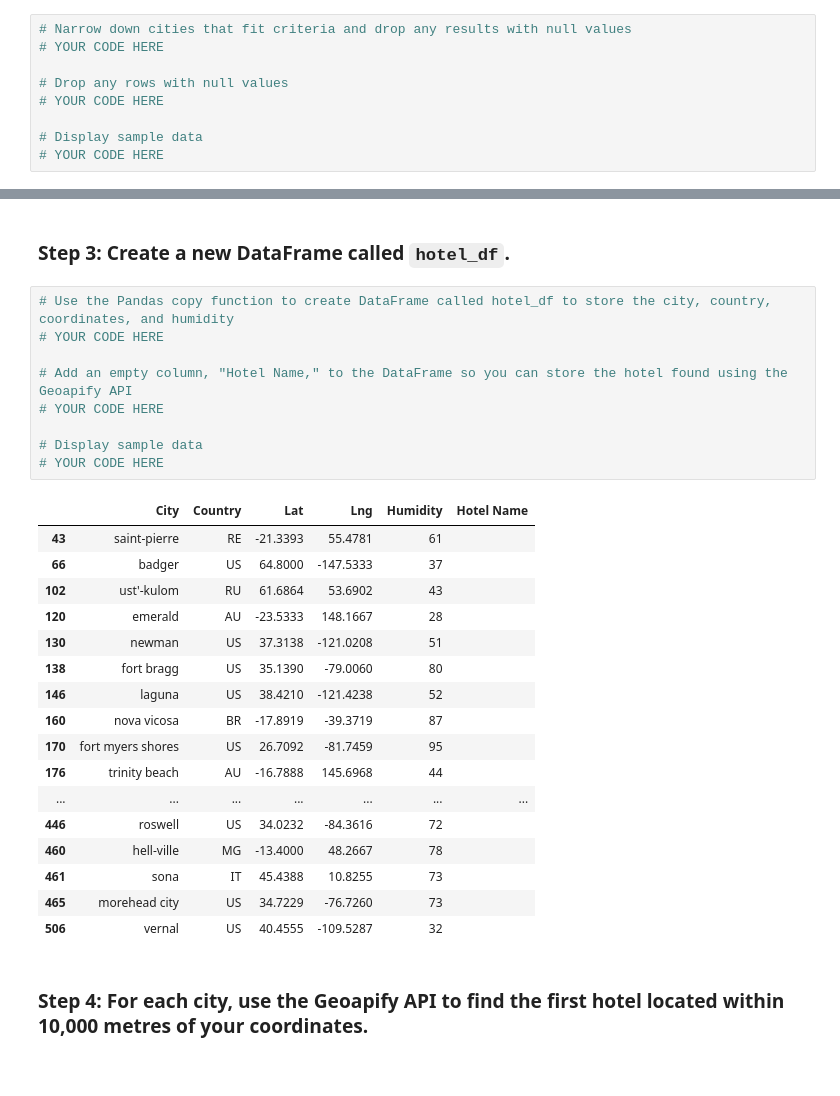
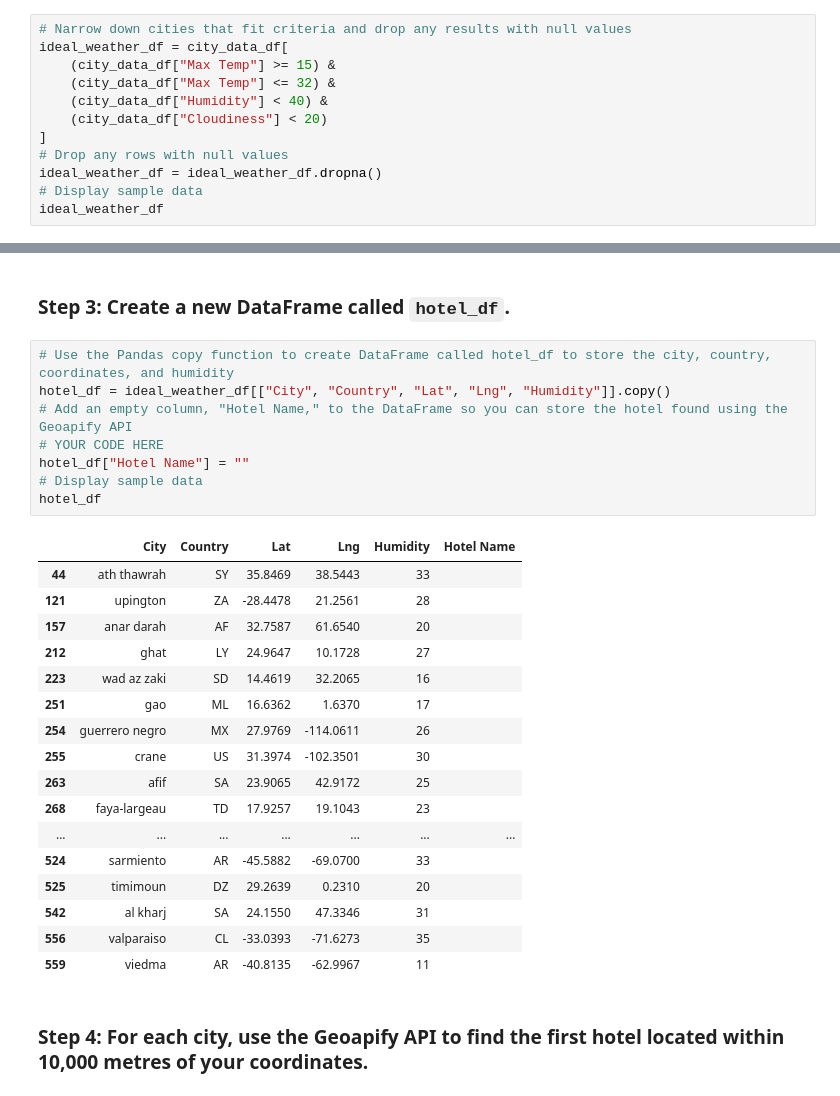
Before and after one commit to CarlosSanchez1999/python-api-challenge, a Jupyter notebook: WeatherPy/VacationPy.ipynb, the cells around one changed output, grey strips where cells are left out. Saved outputs shown, nothing was run; the diff lists cells and outputs as text.

```diff
--- a/WeatherPy/VacationPy.ipynb
+++ b/WeatherPy/VacationPy.ipynb
@@ -56,12 +56,15 @@ city_map
 ### Step 2: Narrow down the `city_data_df` DataFrame to find your ideal weather condition
 # %%
 # Narrow down cities that fit criteria and drop any results with null values
-# YOUR CODE HERE
-
+ideal_weather_df = city_data_df[
+    (city_data_df["Max Temp"] >= 15) &
+    (city_data_df["Max Temp"] <= 32) &
+    (city_data_df["Humidity"] < 40) &
+    (city_data_df["Cloudiness"] < 20)
+]
 # Drop any rows with null values
-# YOUR CODE HERE
-
+ideal_weather_df = ideal_weather_df.dropna()
 # Display sample data
-# YOUR CODE HERE
+ideal_weather_df
 # %% [output]
 |  | City_ID | City | Lat | Lng | Max Temp | Humidity | Cloudiness | Wind Speed | Country | Date |
@@ -85,31 +88,30 @@ city_map
 ### Step 3: Create a new DataFrame called `hotel_df`.
 # %%
 # Use the Pandas copy function to create DataFrame called hotel_df to store the city, country, coordinates, and humidity
-# YOUR CODE HERE
-
+hotel_df = ideal_weather_df[["City", "Country", "Lat", "Lng", "Humidity"]].copy()
 # Add an empty column, "Hotel Name," to the DataFrame so you can store the hotel found using the Geoapify API
 # YOUR CODE HERE
-
+hotel_df["Hotel Name"] = ""
 # Display sample data
-# YOUR CODE HERE
+hotel_df
 # %% [output]
 |  | City | Country | Lat | Lng | Humidity | Hotel Name |
-| 43 | saint-pierre | RE | -21.3393 | 55.4781 | 61 |  |
-| 66 | badger | US | 64.8000 | -147.5333 | 37 |  |
-| 102 | ust'-kulom | RU | 61.6864 | 53.6902 | 43 |  |
-| 120 | emerald | AU | -23.5333 | 148.1667 | 28 |  |
-| 130 | newman | US | 37.3138 | -121.0208 | 51 |  |
-| 138 | fort bragg | US | 35.1390 | -79.0060 | 80 |  |
-| 146 | laguna | US | 38.4210 | -121.4238 | 52 |  |
-| 160 | nova vicosa | BR | -17.8919 | -39.3719 | 87 |  |
-| 170 | fort myers shores | US | 26.7092 | -81.7459 | 95 |  |
-| 176 | trinity beach | AU | -16.7888 | 145.6968 | 44 |  |
+| 44 | ath thawrah | SY | 35.8469 | 38.5443 | 33 |  |
+| 121 | upington | ZA | -28.4478 | 21.2561 | 28 |  |
+| 157 | anar darah | AF | 32.7587 | 61.6540 | 20 |  |
+| 212 | ghat | LY | 24.9647 | 10.1728 | 27 |  |
+| 223 | wad az zaki | SD | 14.4619 | 32.2065 | 16 |  |
+| 251 | gao | ML | 16.6362 | 1.6370 | 17 |  |
+| 254 | guerrero negro | MX | 27.9769 | -114.0611 | 26 |  |
+| 255 | crane | US | 31.3974 | -102.3501 | 30 |  |
+| 263 | afif | SA | 23.9065 | 42.9172 | 25 |  |
+| 268 | faya-largeau | TD | 17.9257 | 19.1043 | 23 |  |
 | ... | ... | ... | ... | ... | ... | ... |
-| 446 | roswell | US | 34.0232 | -84.3616 | 72 |  |
-| 460 | hell-ville | MG | -13.4000 | 48.2667 | 78 |  |
-| 461 | sona | IT | 45.4388 | 10.8255 | 73 |  |
-| 465 | morehead city | US | 34.7229 | -76.7260 | 73 |  |
-| 506 | vernal | US | 40.4555 | -109.5287 | 32 |  |
+| 524 | sarmiento | AR | -45.5882 | -69.0700 | 33 |  |
+| 525 | timimoun | DZ | 29.2639 | 0.2310 | 20 |  |
+| 542 | al kharj | SA | 24.1550 | 47.3346 | 31 |  |
+| 556 | valparaiso | CL | -33.0393 | -71.6273 | 35 |  |
+| 559 | viedma | AR | -40.8135 | -62.9967 | 11 |  |
 # %% [markdown]
 ### Step 4: For each city, use the Geoapify API to find the first hotel located within 10,000 metres of your coordinates.
 # %%
```
Also changed, not shown: parts of 7 cells of this notebook, 1 other file.
